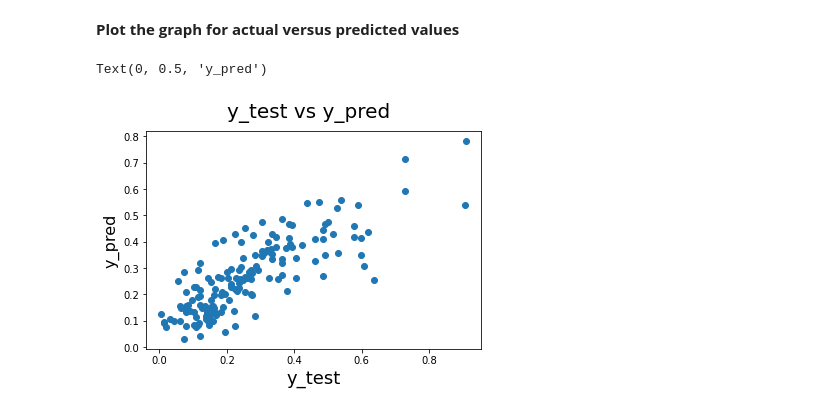
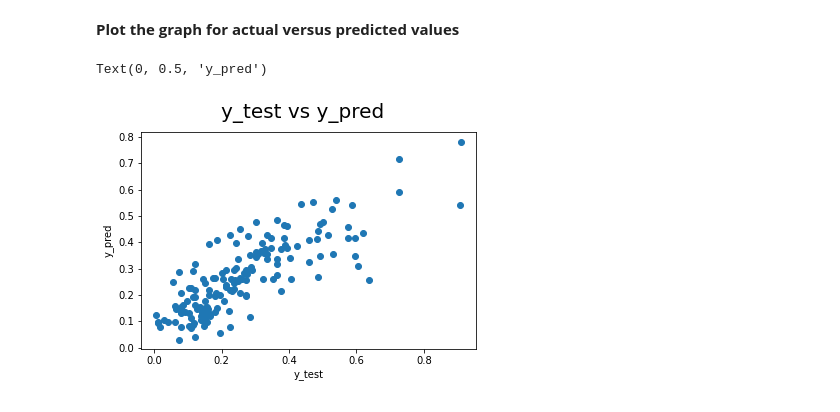
Before and after one commit to SachinduG/ML-Assignment-2, a Jupyter notebook: HousePricePrediction.ipynb, the cells around one changed output. Drawn from its saved outputs; the diff is of its cells as text; code cells hidden in the pictures.

```diff
--- a/HousePricePrediction.ipynb
+++ b/HousePricePrediction.ipynb
@@ -730,12 +733,12 @@ y_pred_m4 = lr_4.predict(x_test_m4)
 # %%
 #Plotting y_test and y_pred to understand the spread
 fig = plt.figure()
 plt.scatter(y_test, y_pred_m4)
 #plot heading
 fig.suptitle('y_test vs y_pred', fontsize = 20)
 #x-label
-plt.xlabel('y_test', fontsize = 18)
-plt.ylabel('y_pred', fontsize = 16)
+plt.xlabel('y_test')
+plt.ylabel('y_pred')
 # %% [output]
 Text(0, 0.5, 'y_pred')
-[figure, old version]
+[figure, new version]
```
Also changed, not shown: parts of 49 cells of this notebook.
